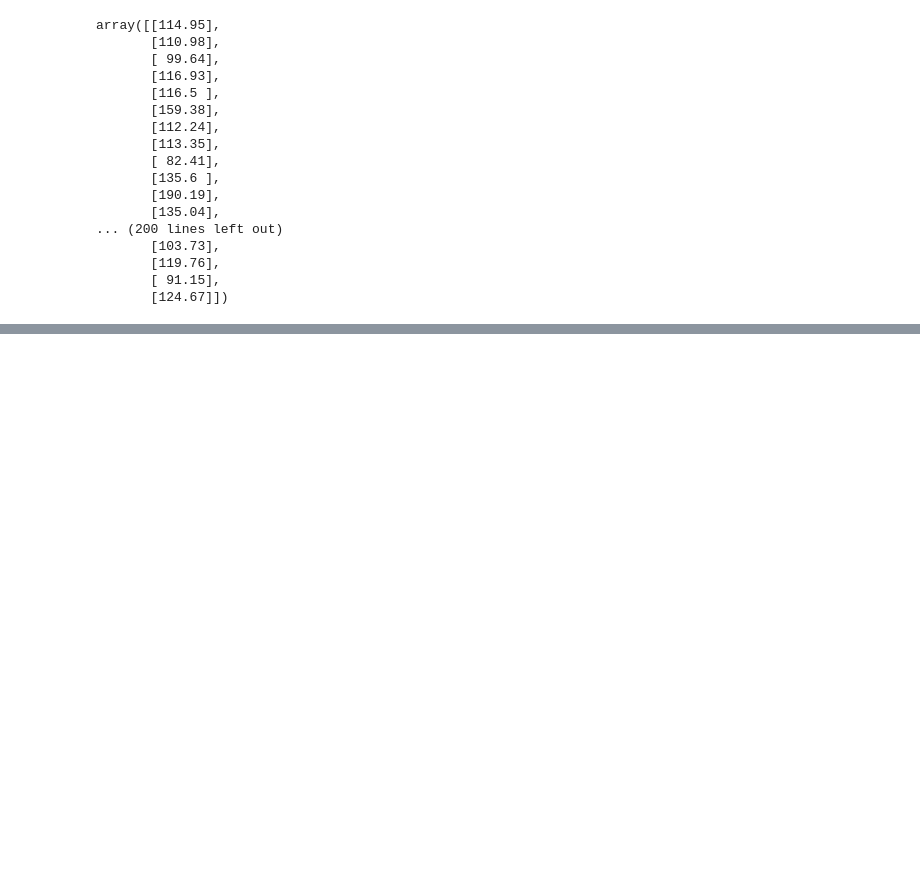
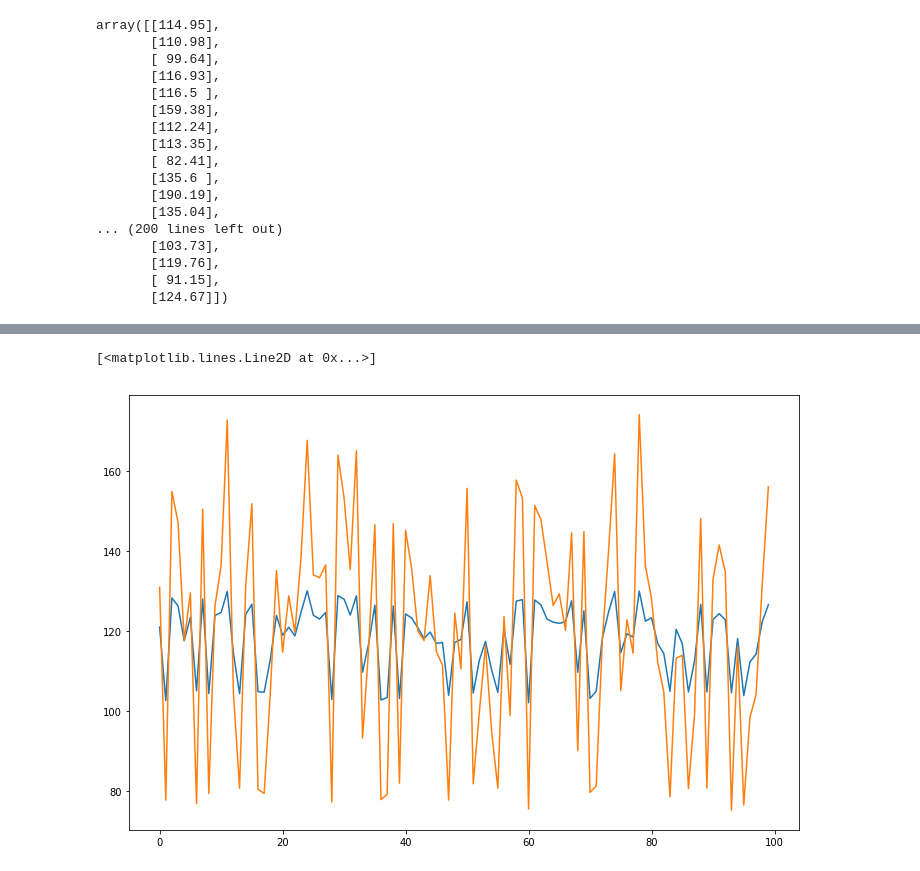
Before and after one commit to shreyashrawat/Parallel_Stocks, a Jupyter notebook: LSTM attempt.ipynb, the cells around one changed output, grey strips where cells are left out. Drawn from its saved outputs; the diff is of its cells as text; code cells hidden in the pictures; blank space fills up the shorter version.

```diff
--- a/LSTM attempt.ipynb
+++ b/LSTM attempt.ipynb
@@ -151,3 +150,10 @@ ax[1].plot(y_test)
+# %%
+fig = plt.figure(figsize = (12,8))
+plt.plot(pred.reshape(-1,1)[:100])
+plt.plot(y_test[:100])
+# %% [output]
+[<matplotlib.lines.Line2D at 0x...>]
+[figure, added]
 # %%
 mean_absolute_error(y_test, pred.reshape(-1,1))
 # %% [output]
```
Also changed, not shown: parts of 10 cells of this notebook, 1 other file.
